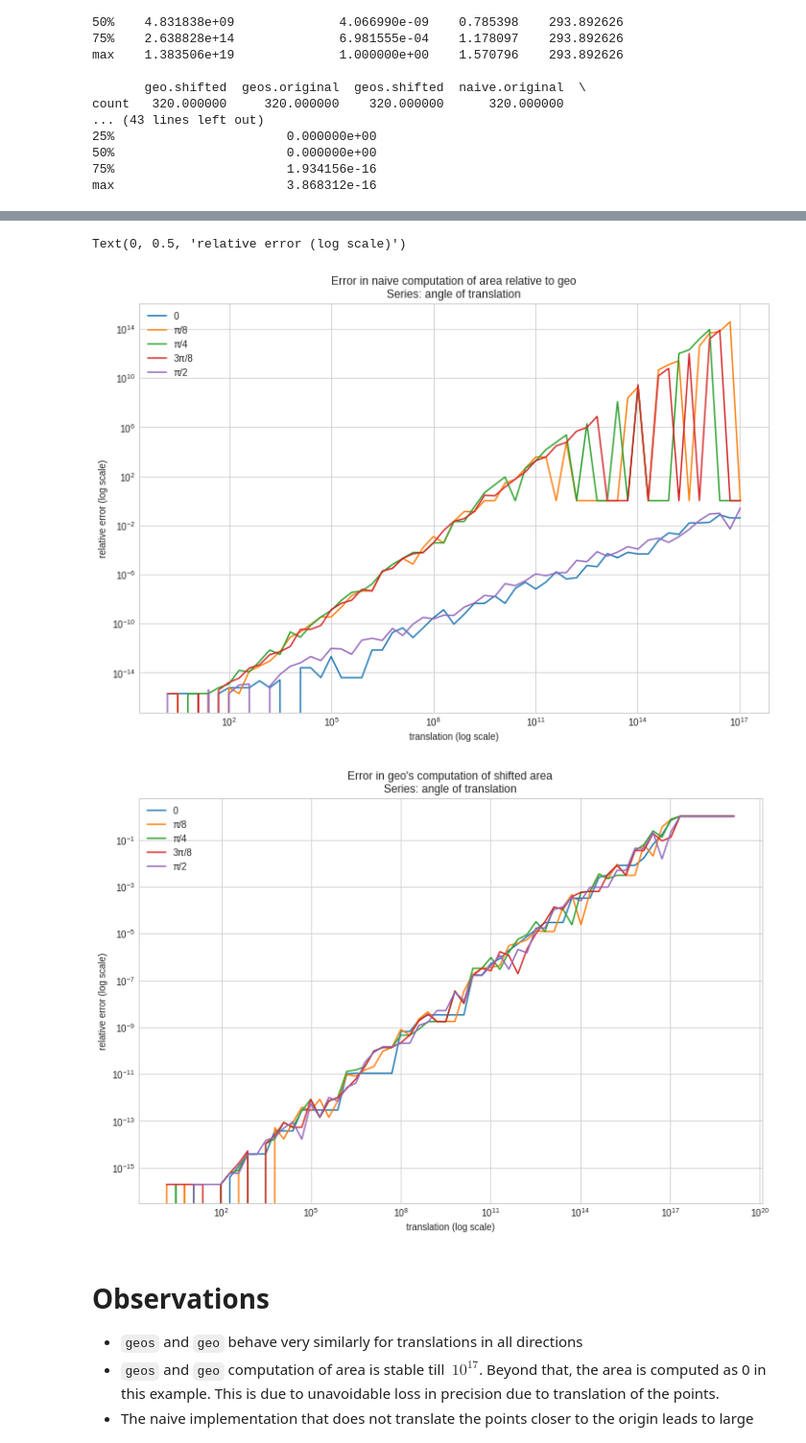
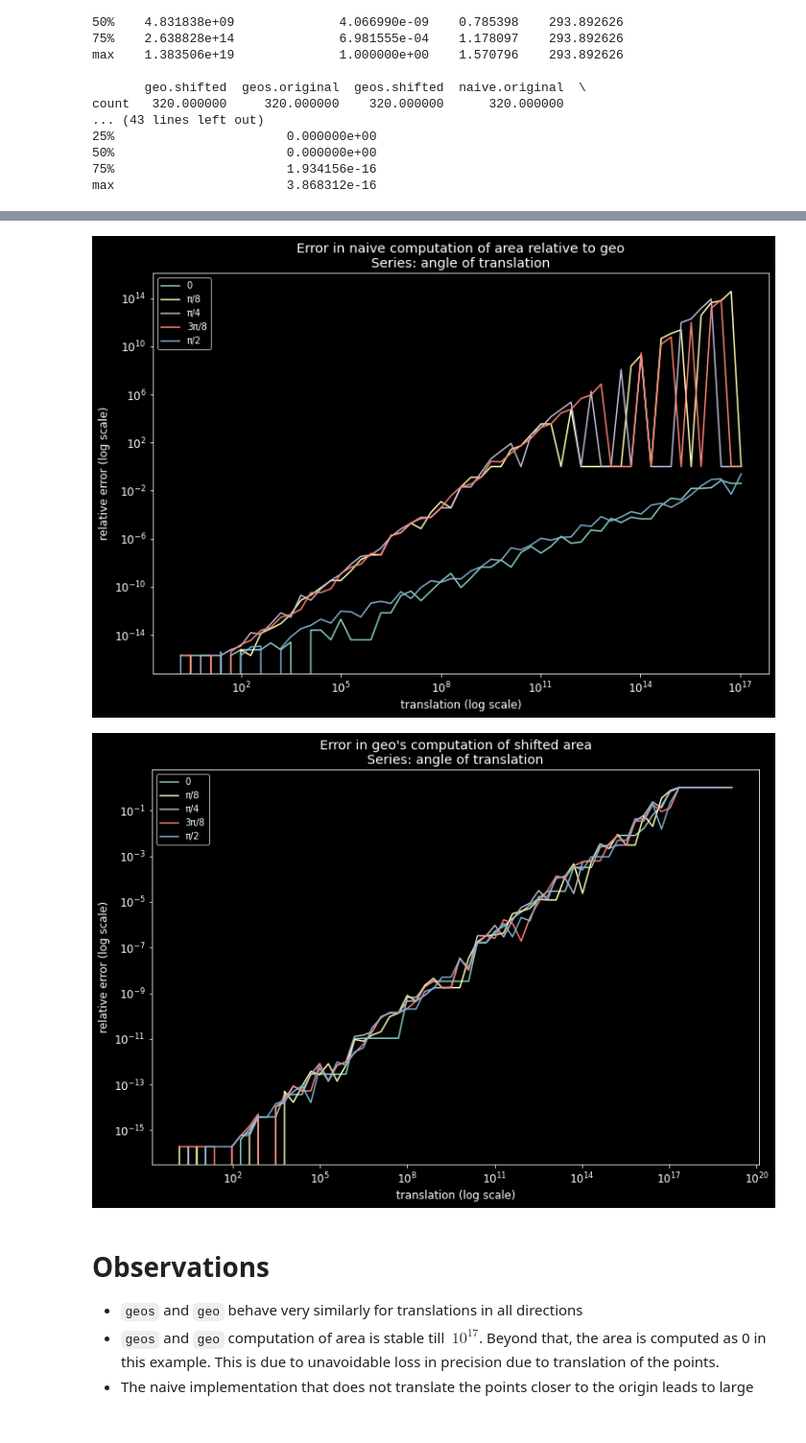
Before and after one commit to callpraths/explore-georust, a Jupyter notebook: analysis/area_numerical_stability/main.ipynb, the cells around one changed output, grey strips where cells are left out. Shown at 96% size. Saved outputs shown, nothing was run; the diff lists cells and outputs as text; code cells hidden in the pictures.

```diff
--- a/analysis/area_numerical_stability/main.ipynb
+++ b/analysis/area_numerical_stability/main.ipynb
@@ -21,7 +21,7 @@ import matplotlib.pyplot as plt
 import numpy as np
 import pandas as pd
 
-plt.style.use('seaborn-whitegrid')
+plt.style.use('dark_background')
 # %%
 def _flatten(series):
     flattened = []
@@ -85,20 +84,40 @@ ax = series.plot(y='naive_geo_relative_error.shifted', kind='line', logx=True, l
 # %%
 # The most important plots, with better legend etc.
-ax = series.plot(y='naive_geo_relative_error.shifted', kind='line', logx=True, logy=True, figsize=(12, 8),
-            title='Error in naive computation of area relative to geo\nSeries: angle of translation')
+
+@plt.rc_context({
+    'figure.figsize': (12, 8),
+    'font.size': 12,
+    'image.cmap': plt.get_cmap('Pastel1'),
+})
+def plot_with_styling(f):
+    return f()
+
+ax = plot_with_styling(lambda: series.plot(
+    title='Error in naive computation of area relative to geo\nSeries: angle of translation',
+    y='naive_geo_relative_error.shifted',
+    kind='line',
+    logx=True,
+    logy=True,
+))
 ax.legend(['0', 'π/8', 'π/4', '3π/8', 'π/2'])
 ax.set_xlabel('translation (log scale)')
 ax.set_ylabel('relative error (log scale)')
+plt.savefig('naive_area_error.svg', transparent=True)
 
-ax = series.plot(y='geo_shift_relative_error', kind='line', logx=True, logy=True, figsize=(12, 8),
-            title='Error in geo\'s computation of shifted area\nSeries: angle of translation')
+ax = plot_with_styling(lambda: series.plot(
+    title='Error in geo\'s computation of shifted area\nSeries: angle of translation',
+    y='geo_shift_relative_error',
+    kind='line',
+    logx=True,
+    logy=True,
+))
 ax.legend(['0', 'π/8', 'π/4', '3π/8', 'π/2'])
 ax.set_xlabel('translation (log scale)')
 ax.set_ylabel('relative error (log scale)')
+plt.savefig('geo_area_error.svg', transparent=True)
 # %% [output]
-Text(0, 0.5, 'relative error (log scale)')
-[figure, old version]
+[figure, new version]
-[figure, old version]
+[figure, new version]
 # %% [markdown]
 # Observations
 
```
Also changed, not shown: parts of 1 cell of this notebook, 2 other files.
